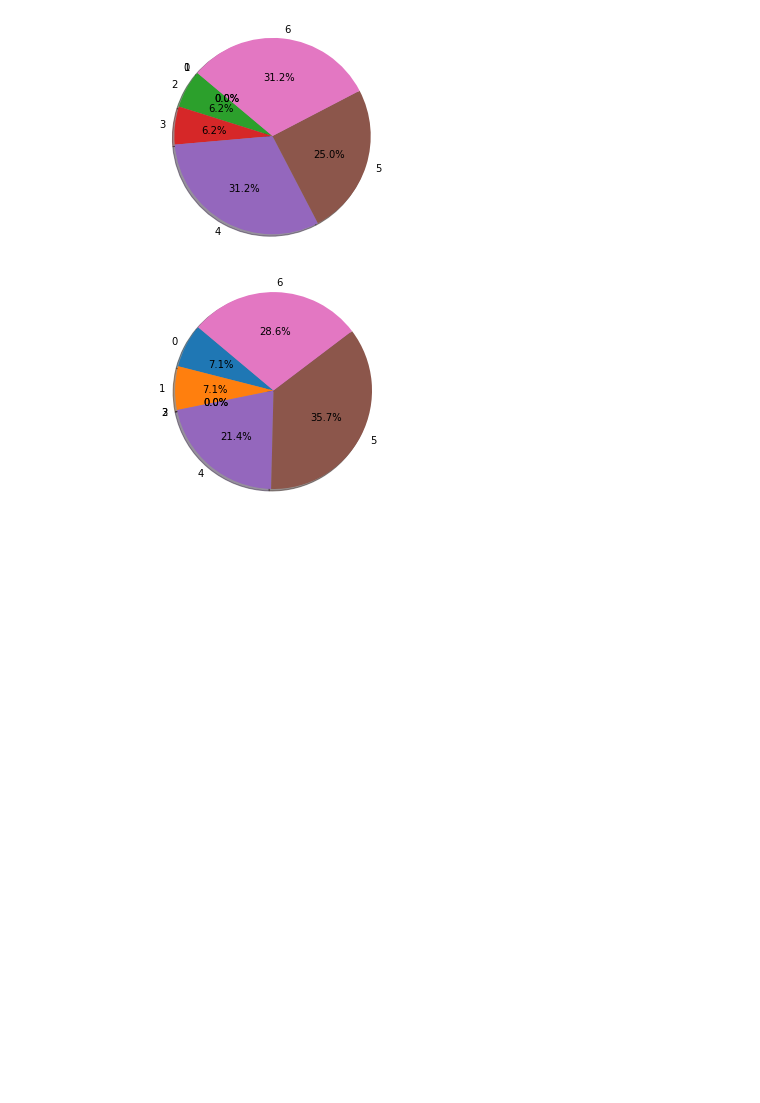
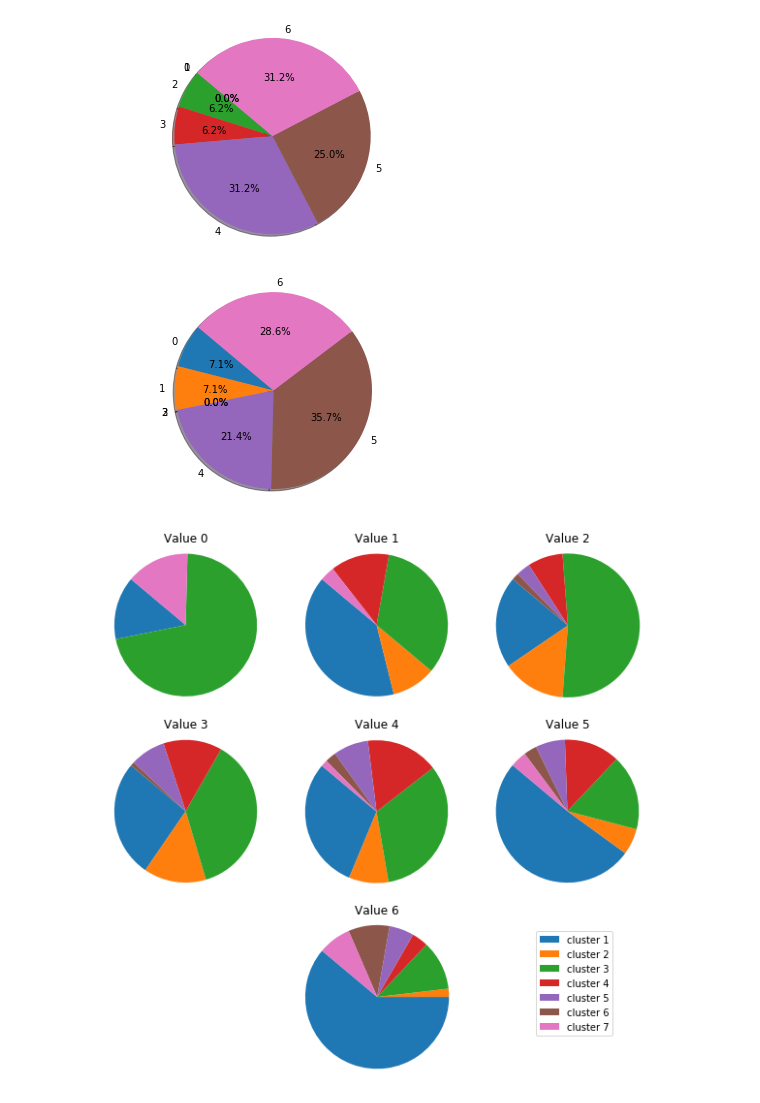
Before and after one commit to Didanny/EECE-499-Emotion-Recognition, a Jupyter notebook: Python Code/DTW Clustering/Full_Clustering.ipynb, the cells around one changed output. Drawn from its saved outputs; the diff is of its cells as text; code cells hidden in the pictures; blank space fills up the shorter version.

```diff
--- a/Python Code/DTW Clustering/Full_Clustering.ipynb
+++ b/Python Code/DTW Clustering/Full_Clustering.ipynb
@@ -279,4 +279,68 @@ for a in arousal_clusters:
 [figure]
 [figure]
 [figure]
+# %%
+## Data to plot
+#labels = '0', '', '2', '', '', '', '6'
+#sizes = [a.count(0) for a in arousal_clusters]
+##colors = ['gold', 'yellowgreen', 'lightcoral', 'lightskyblue']
+##explode = (0.1, 0, 0, 0)  # explode 1st slice
+#
+## Plot
+#plt.subplot(2,3,1)
+#
+#plt.title('Cluster 1')
+#plt.pie(sizes, labels=labels, startangle=140)
+#plt.axis('equal')
+#
+#
+## Data to plot
+#labels = '0', '', '2', '', '', '', '6'
+#sizes = [a.count(1) for a in arousal_clusters]
+##colors = ['gold', 'yellowgreen', 'lightcoral', 'lightskyblue']
+##explode = (0.1, 0, 0, 0)  # explode 1st slice
+#
+## Plot
+#plt.subplot(2,3,2)
+#
+#plt.title('Cluster 2')
+#plt.pie(sizes, labels=labels, startangle=140)
+#plt.axis('equal')
+
+plt.rcParams["figure.figsize"] = (10,10)
+
+for i in range(6):
+    # Data to plot
+    labels = '', '', '', '', '', '', ''
+    sizes = [a.count(i) for a in arousal_clusters]
+    #colors = ['gold', 'yellowgreen', 'lightcoral', 'lightskyblue']
+    #explode = (0.1, 0, 0, 0)  # explode 1st slice
+
+    # Plot
+    plt.subplot(3,3,i + 1)
+
+    plt.title('Value ' + str(i))
+    plt.pie(sizes, labels=labels, startangle=140)
+    plt.axis('equal')
+
+# Data to plot
+labels = '', '', '', '', '', '', ''
+sizes = [a.count(6) for a in arousal_clusters]
+#colors = ['gold', 'yellowgreen', 'lightcoral', 'lightskyblue']
+#explode = (0.1, 0, 0, 0)  # explode 1st slice
+
+# Plot
+plt.subplot(3,3,8)
+
+plt.title('Value ' + str(6))
+plt.pie(sizes, labels=labels, startangle=140)
+plt.axis('equal')
+
+#plt.subplot(3,3,9)
+plt.legend(['cluster 1', 'cluster 2', 'cluster 3', 'cluster 4', 'cluster 5', 'cluster 6', 'cluster 7'], loc=(1.5,0.25))
+
+plt.savefig('arousal_pie.png', format='png', dpi=1000)
+plt.show()
+# %% [output]
+[figure, added]
 # %%
```
Also changed, not shown: parts of 1 cell of this notebook, 2 other files.
